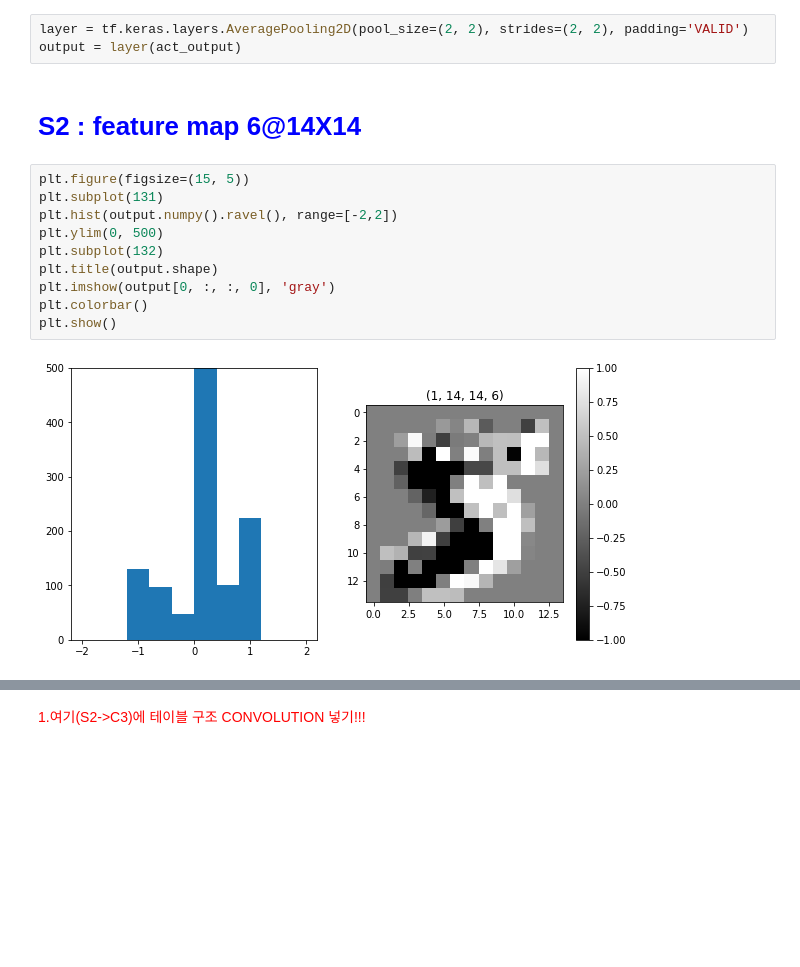
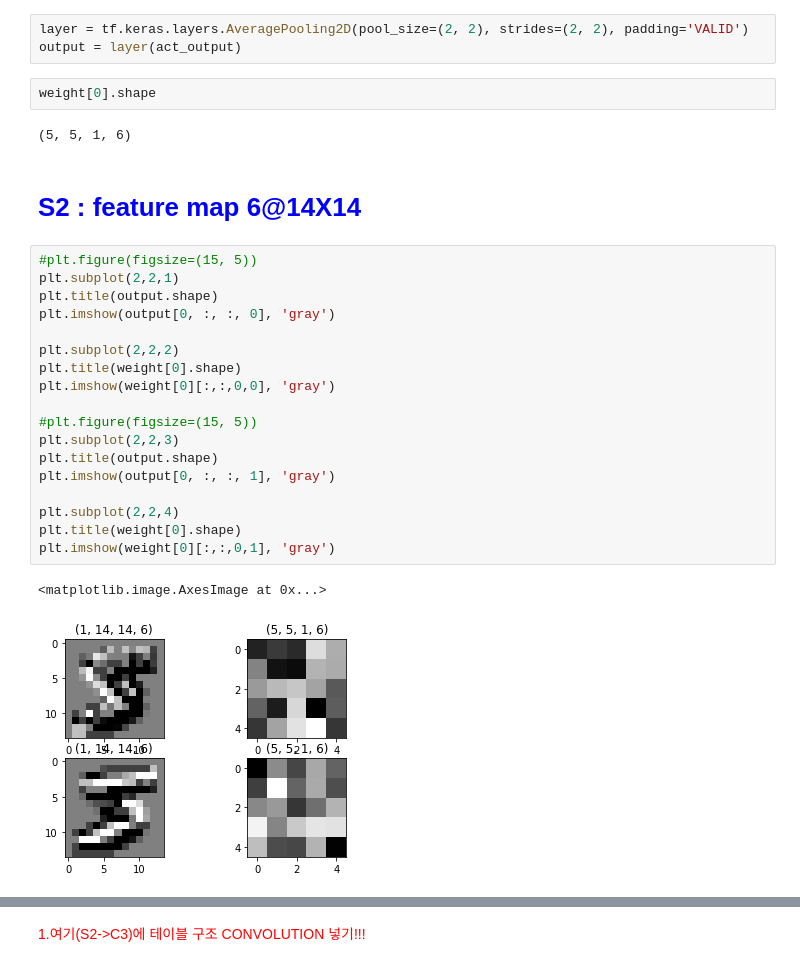
Before and after one commit to engineerjkk/DeepLearning_from_Scratch, a Jupyter notebook: Final_LeNet.ipynb, the cells around one changed output, grey strips where cells are left out. Saved outputs shown, nothing was run; the diff lists cells and outputs as text; blank space fills up the shorter version.

```diff
--- a/Final_LeNet.ipynb
+++ b/Final_LeNet.ipynb
@@ -204,17 +210,30 @@ activation을 tanh를 썼기 때문에 텐서를 받으면 -1~1 사이의 값으
 # %%
 layer = tf.keras.layers.AveragePooling2D(pool_size=(2, 2), strides=(2, 2), padding='VALID')
 output = layer(act_output)
+# %%
+weight[0].shape
+# %% [output]
+(5, 5, 1, 6)
 # %% [markdown]
 # <font color='blue'>S2 : feature map 6@14X14</font>
-# %%
-plt.figure(figsize=(15, 5))
-plt.subplot(131)
-plt.hist(output.numpy().ravel(), range=[-2,2])
-plt.ylim(0, 500)
-plt.subplot(132)
-plt.title(output.shape)
-plt.imshow(output[0, :, :, 0], 'gray')
-plt.colorbar()
-plt.show()
-# %% [output]
-[figure, removed]
+# %%
+#plt.figure(figsize=(15, 5))
+plt.subplot(2,2,1)
+plt.title(output.shape)
+plt.imshow(output[0, :, :, 0], 'gray')
+
+plt.subplot(2,2,2)
+plt.title(weight[0].shape)
+plt.imshow(weight[0][:,:,0,0], 'gray')
+
+#plt.figure(figsize=(15, 5))
+plt.subplot(2,2,3)
+plt.title(output.shape)
+plt.imshow(output[0, :, :, 1], 'gray')
+
+plt.subplot(2,2,4)
+plt.title(weight[0].shape)
+plt.imshow(weight[0][:,:,0,1], 'gray')
+# %% [output]
+<matplotlib.image.AxesImage at 0x...>
+[figure, added]
```
Also changed, not shown: parts of 16 cells of this notebook.
